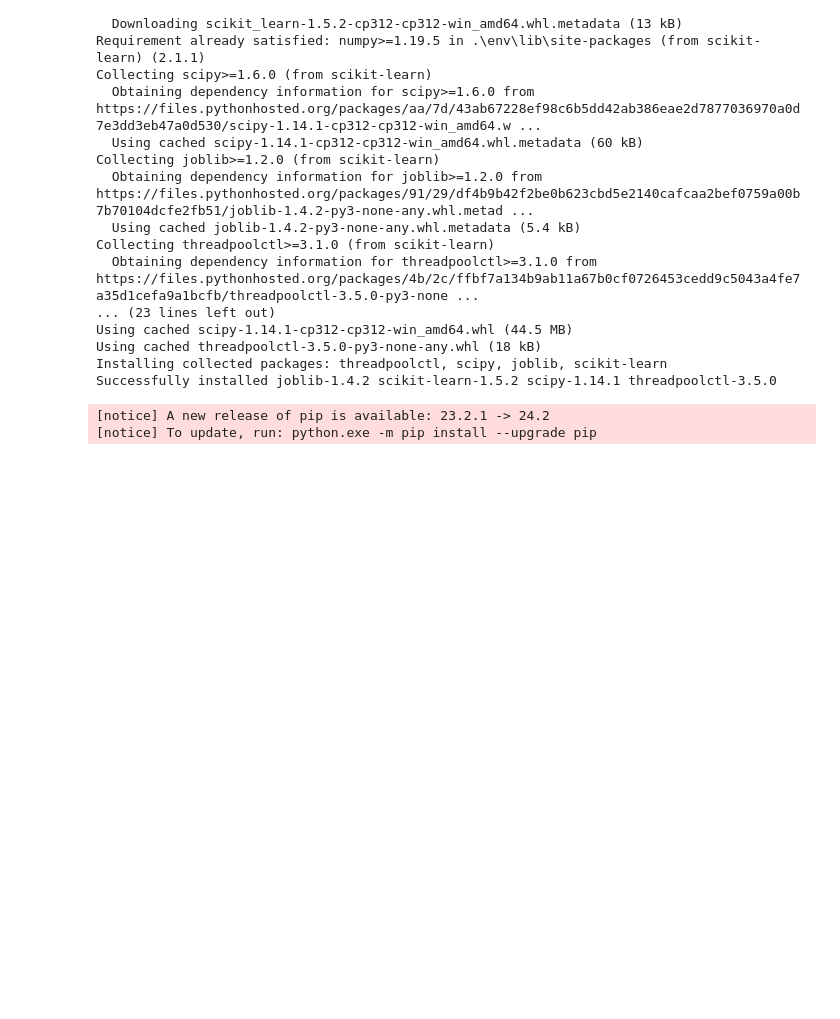
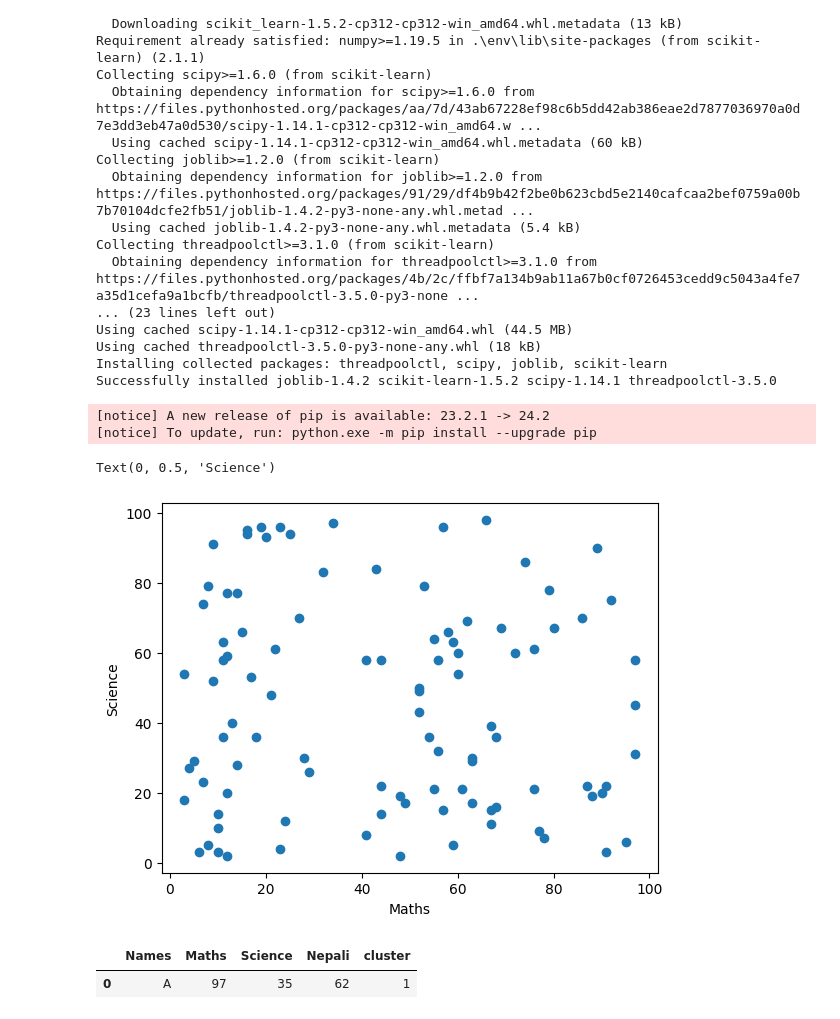
Before and after one commit to PR7175Z/Machine-Learning, a Jupyter notebook: practice/model.ipynb, the cells around one changed output. Saved outputs shown, nothing was run; the diff lists cells and outputs as text; code cells hidden in the pictures; blank space fills up the shorter version.

Commit message:
K mean clustering for random data

```diff
--- a/practice/model.ipynb
+++ b/practice/model.ipynb
@@ -82,0 +87,30 @@ from sklearn.model_selection import train_test_split
+# %%
+students = [chr(i+64) for i in range(1, 100)]
+math_marks = [random.randrange(1, 100) for i in range(len(students))]
+science_marks = [random.randrange(1, 100) for i in range(len(students))]
+nepali_marks = [random.randrange(1, 100) for i in range(len(students))]
+
+dataframe = pd.DataFrame({
+    'Names' : students,
+    'Maths' : math_marks,
+    'Science' : science_marks,
+    'Nepali' : nepali_marks
+})
+# %%
+plt.scatter(dataframe['Maths'], dataframe['Science'])
+plt.xlabel('Maths')
+plt.ylabel('Science')
+# %% [output]
+Text(0, 0.5, 'Science')
+[figure, added]
+# %%
+kmeans = KMeans(n_clusters = 4, random_state = 42)
+
+kmeans.fit(dataframe[['Maths', 'Science', 'Nepali']])
+
+dataframe['cluster'] = kmeans.labels_
+
+display(dataframe.iloc[:1])
+# %% [output]
+|  | Names | Maths | Science | Nepali | cluster |
+| 0 | A | 97 | 35 | 62 | 1 |
```
Also changed, not shown: parts of 3 cells of this notebook.
